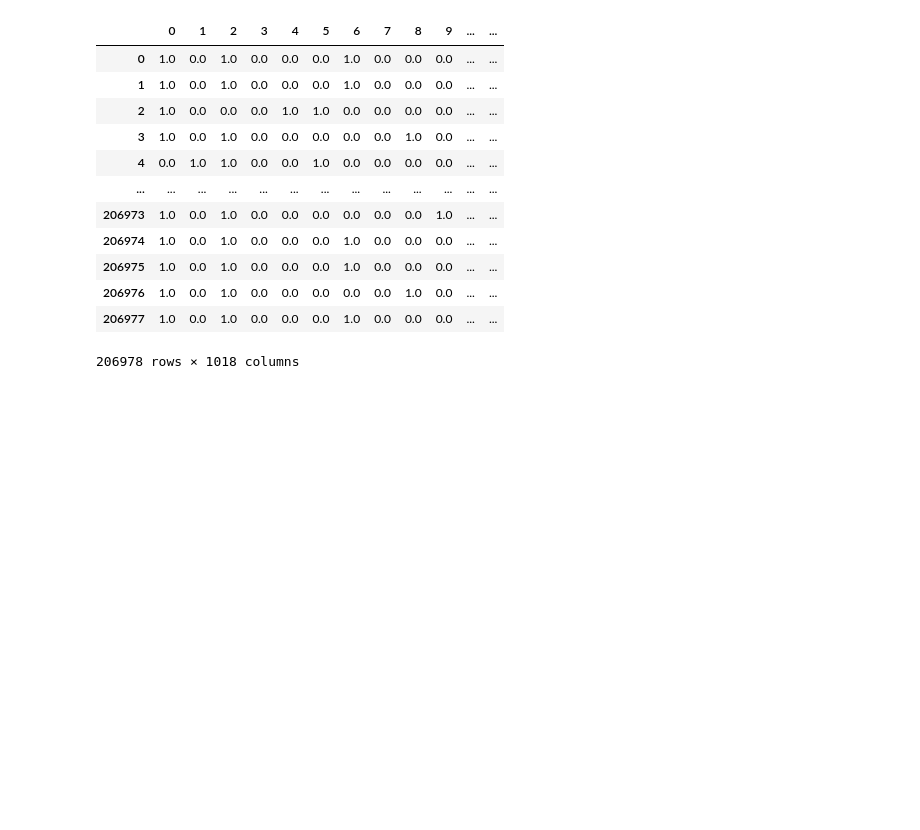
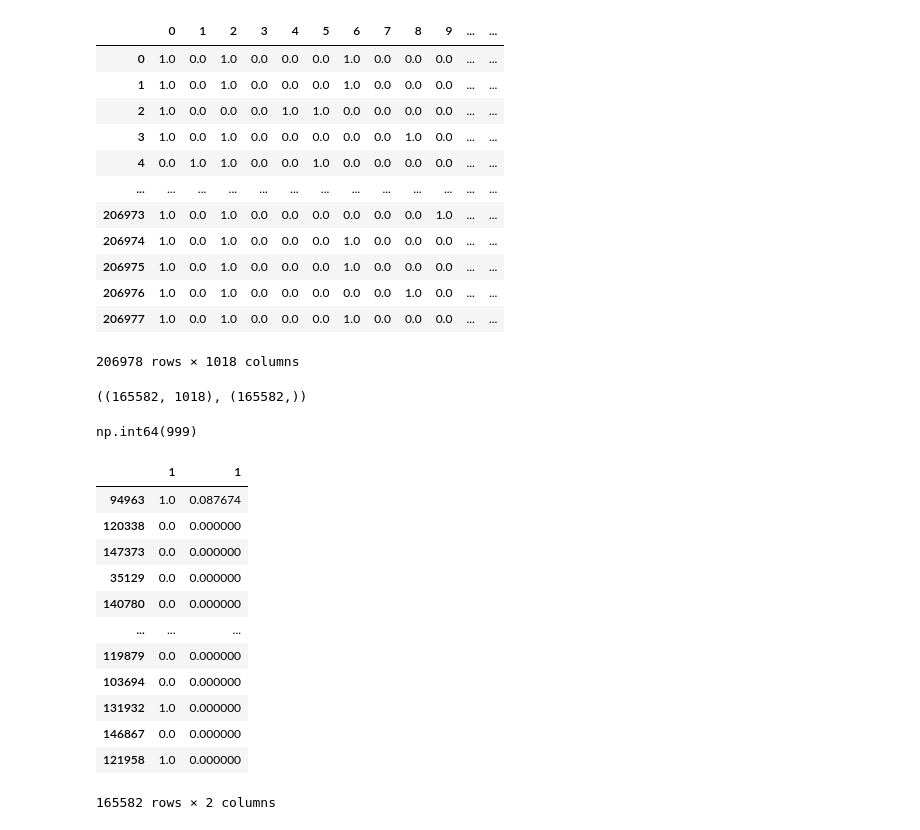
Before and after one commit to 2004Harshit2004/Clinic_trial, a Jupyter notebook: main.ipynb, the cells around one changed output. Cells and saved outputs as stored; diff of their text form; code cells hidden in the pictures; blank space fills up the shorter version.

```diff
--- a/main.ipynb
+++ b/main.ipynb
@@ -312,7 +312,8 @@ y.to_pickle('depeendent_feature.pkl')
 # %%
 import pickle
 import pandas as pd
-X_final=pd.read_pickle('independent_feature.pkl')
+X_final=pd.read_pickle('data/independent_feature.pkl')
+y=pd.read_pickle('data/depeendent_feature.pkl')
 # %%
 X_final.isnull().sum()
 # %% [output]
@@ -352,3 +357,27 @@ X_train, X_test, y_train, y_test=train_test_split(X_final,y,test_size=0.2,random
 # %%
 from sklearn.ensemble import RandomForestClassifier
 from sklearn.metrics import accuracy_score
+# %%
+X_train.shape,y_train.shape
+# %% [output]
+((165582, 1018), (165582,))
+# %%
+X_train.columns[1017]
+# %% [output]
+np.int64(999)
+# %%
+X_train[1]
+# %% [output]
+|  | 1 | 1 |
+| 94963 | 1.0 | 0.087674 |
+| 120338 | 0.0 | 0.000000 |
+| 147373 | 0.0 | 0.000000 |
+| 35129 | 0.0 | 0.000000 |
+| 140780 | 0.0 | 0.000000 |
+| ... | ... | ... |
+| 119879 | 0.0 | 0.000000 |
+| 103694 | 0.0 | 0.000000 |
+| 131932 | 1.0 | 0.000000 |
+| 146867 | 0.0 | 0.000000 |
+| 121958 | 1.0 | 0.000000 |
+165582 rows × 2 columns
```
Also changed, not shown: parts of 7 cells of this notebook.
